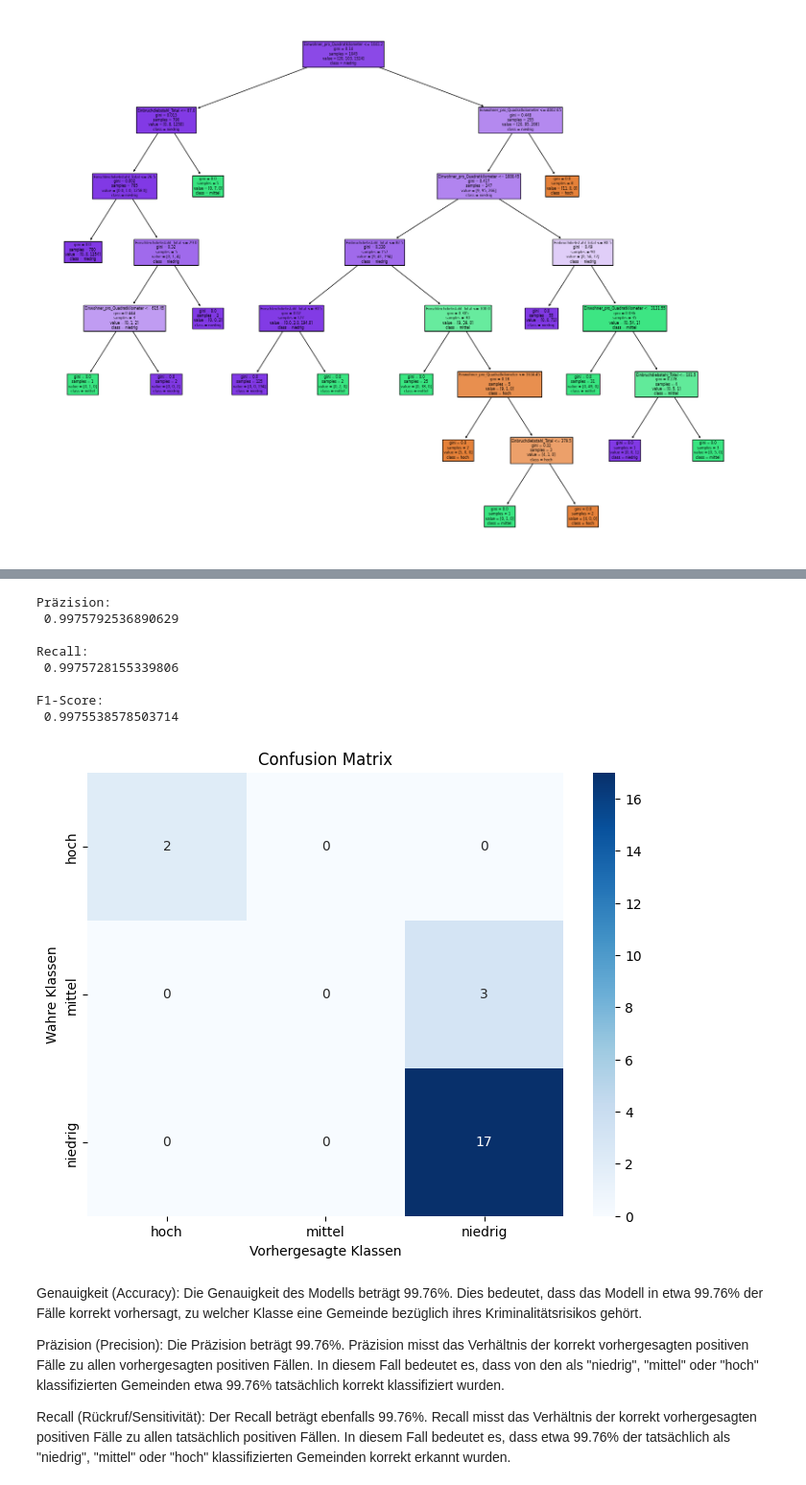
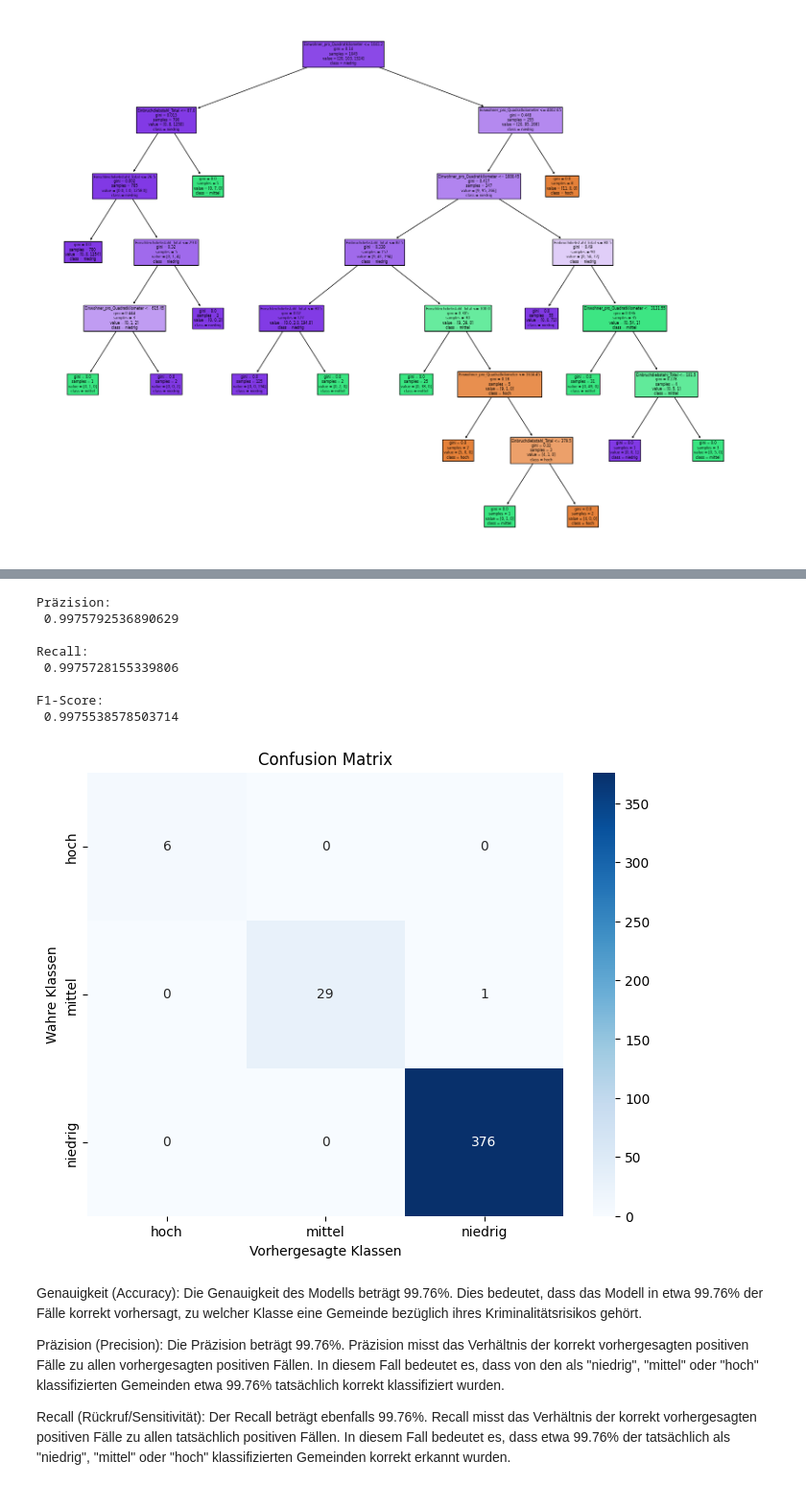
Before and after one commit to nvinto404/Data-Science-Project-Burglary-Statistics-Zurich, a Jupyter notebook: Modellierung.ipynb, the cells around one changed output, grey strips where cells are left out. Shown: that part at 96% size. Drawn from its saved outputs; the diff is of its cells as text; code cells hidden in the pictures.

```diff
--- a/Modellierung.ipynb
+++ b/Modellierung.ipynb
@@ -167,31 +167,37 @@ Gemeinden mit hohem Kriminalitätsrisiko:
 
 [1900 rows x 2 columns]
 # %%
+from sklearn.metrics import confusion_matrix
 # Präzision, Recall und F1-Score berechnen
 precision = precision_score(y_test, y_pred_random_forest, average='weighted')
 recall = recall_score(y_test, y_pred_random_forest, average='weighted')
 f1 = f1_score(y_test, y_pred_random_forest, average='weighted')
 
+# Berechne die Konfusionsmatrix
+conf_matrix = confusion_matrix(y_test, y_pred_random_forest)
+
+# Drucke Präzision, Recall und F1-Score
 print("\nPräzision:\n", precision)
 print("\nRecall:\n", recall)
 print("\nF1-Score:\n", f1)
 
+# Plotte die Konfusionsmatrix
 plt.figure(figsize=(8, 6))
 sns.heatmap(conf_matrix, annot=True, fmt='d', cmap='Blues', xticklabels=random_forest.classes_, yticklabels=random_forest.classes_)
 plt.xlabel('Vorhergesagte Klassen')
 plt.ylabel('Wahre Klassen')
 plt.title('Confusion Matrix')
 plt.show()
 # %% [output]
 Präzision:
  0.9975792536890629
 
 Recall:
  0.9975728155339806
 
 F1-Score:
  0.9975538578503714
-[figure, old version]
+[figure, new version]
 # %% [markdown]
 Genauigkeit (Accuracy): Die Genauigkeit des Modells beträgt 99.76%. Dies bedeutet, dass das Modell in etwa 99.76% der Fälle korrekt vorhersagt, zu welcher Klasse eine Gemeinde bezüglich ihres Kriminalitätsrisikos gehört.
 
```
Also changed, not shown: parts of 1 cell of this notebook, 1 other file.
